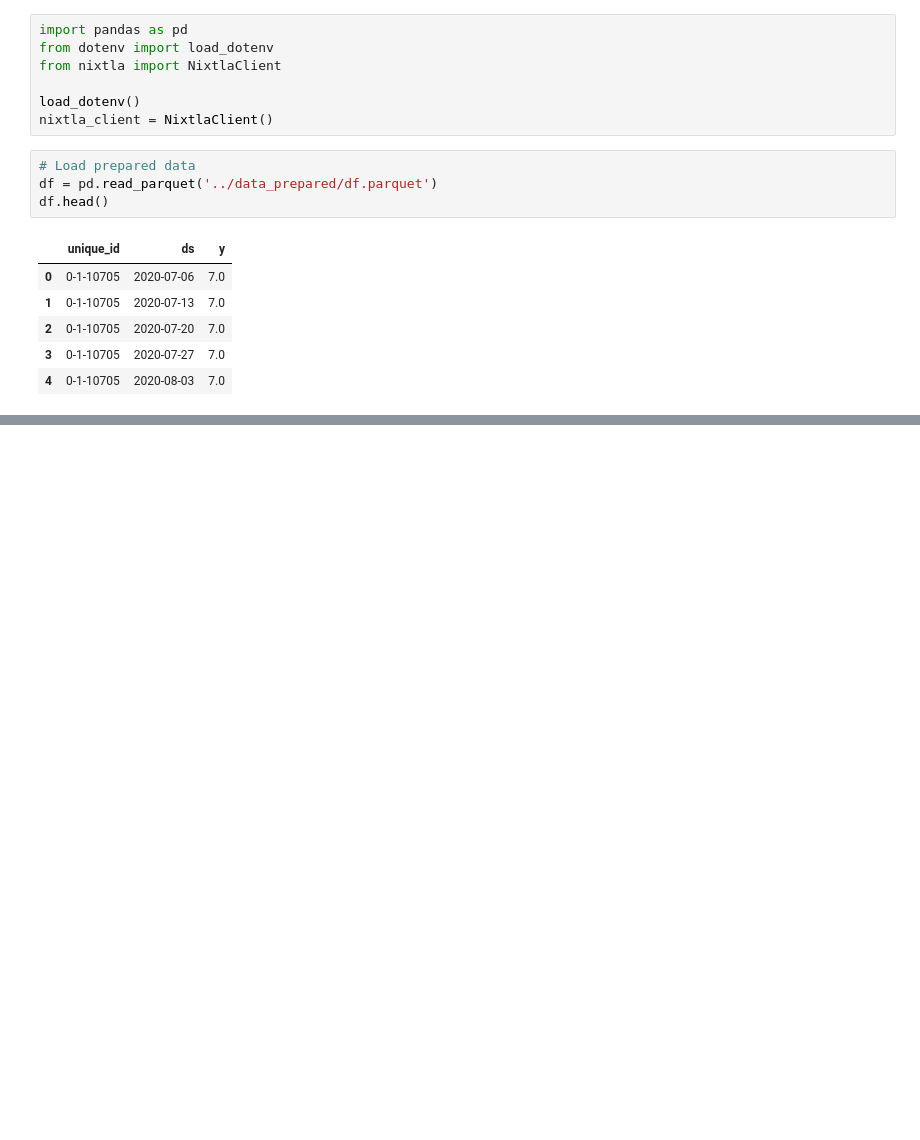
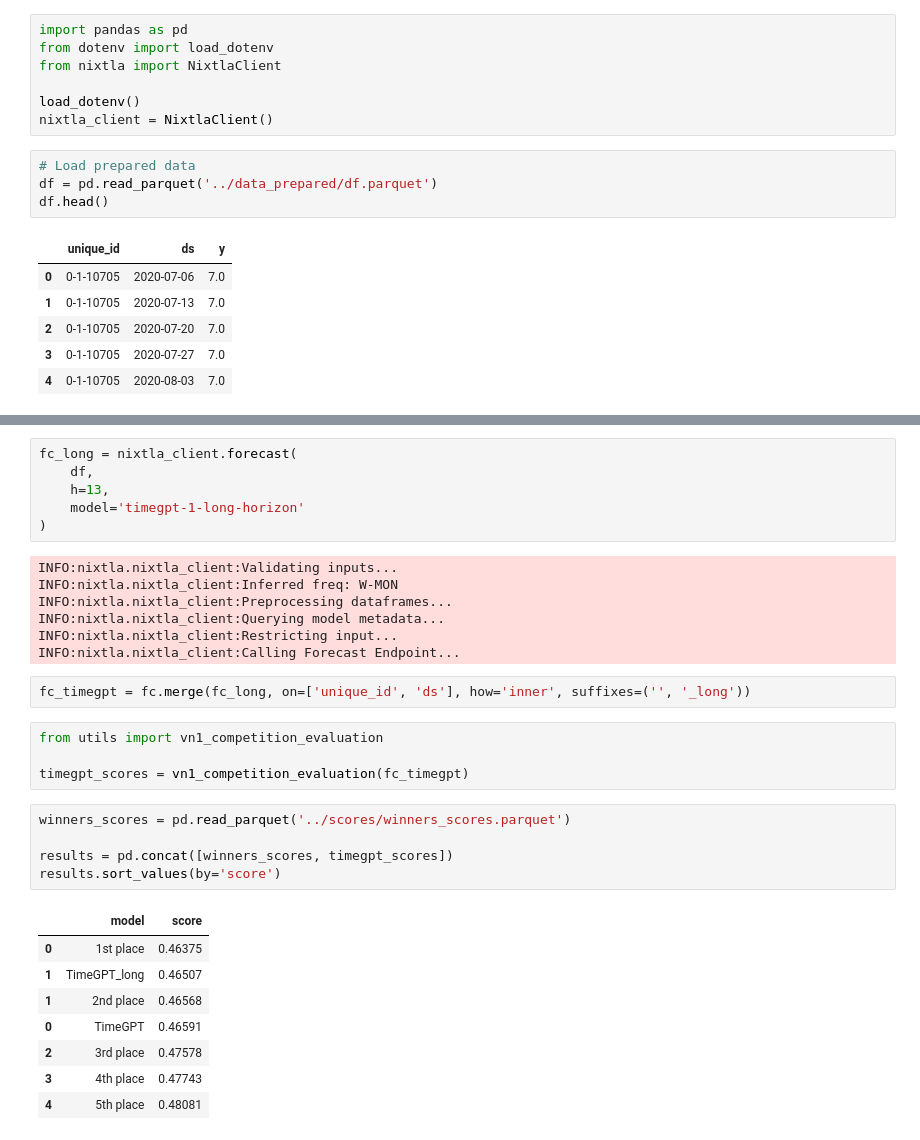
Before and after one commit to MMenchero/modern_forecasting_course, a Jupyter notebook: nbs/04_timegpt.ipynb, the cells around one changed output, grey strips where cells are left out. Saved outputs shown, nothing was run; the diff lists cells and outputs as text; blank space fills up the shorter version.

Commit message:
add timegpt nb and scores

```diff
--- a/nbs/04_timegpt.ipynb
+++ b/nbs/04_timegpt.ipynb
@@ -36,0 +48,33 @@ KeyboardInterrupt:
+# %%
+fc_long = nixtla_client.forecast(
+    df,
+    h=13,
+    model='timegpt-1-long-horizon'
+)
+# %% [output]
+INFO:nixtla.nixtla_client:Validating inputs...
+INFO:nixtla.nixtla_client:Inferred freq: W-MON
+INFO:nixtla.nixtla_client:Preprocessing dataframes...
+INFO:nixtla.nixtla_client:Querying model metadata...
+INFO:nixtla.nixtla_client:Restricting input...
+INFO:nixtla.nixtla_client:Calling Forecast Endpoint...
+# %%
+fc_timegpt = fc.merge(fc_long, on=['unique_id', 'ds'], how='inner', suffixes=('', '_long'))
+# %%
+from utils import vn1_competition_evaluation
+
+timegpt_scores = vn1_competition_evaluation(fc_timegpt)
+# %%
+winners_scores = pd.read_parquet('../scores/winners_scores.parquet')
+
+results = pd.concat([winners_scores, timegpt_scores])
+results.sort_values(by='score')
+# %% [output]
+|  | model | score |
+| 0 | 1st place | 0.46375 |
+| 1 | TimeGPT_long | 0.46507 |
+| 1 | 2nd place | 0.46568 |
+| 0 | TimeGPT | 0.46591 |
+| 2 | 3rd place | 0.47578 |
+| 3 | 4th place | 0.47743 |
+| 4 | 5th place | 0.48081 |
```
Also changed, not shown: parts of 2 cells of this notebook, 2 other files.
